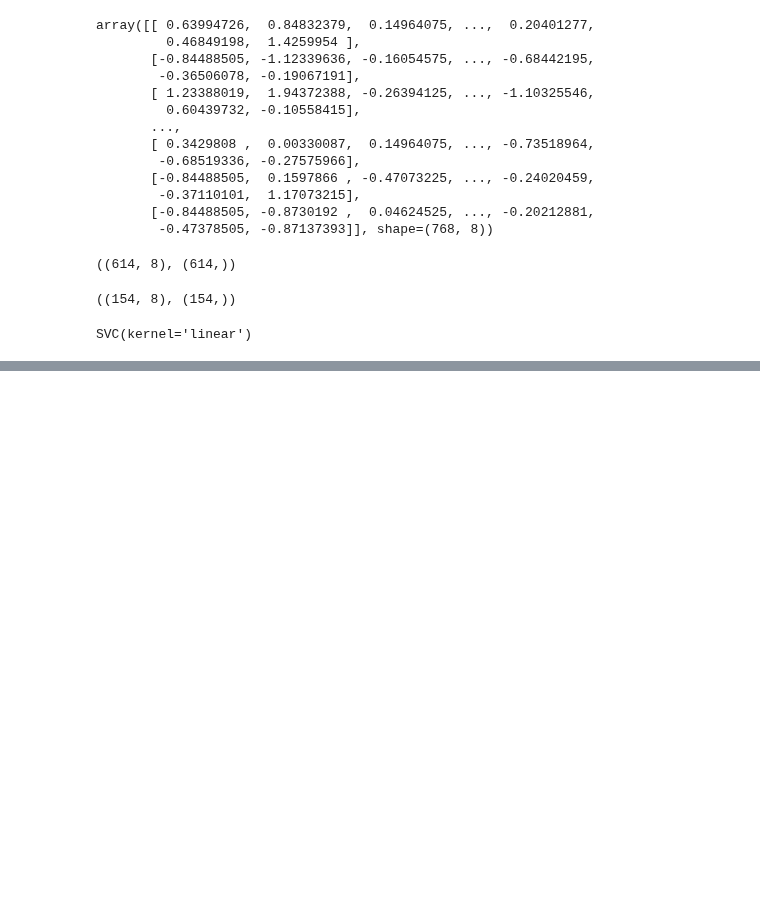
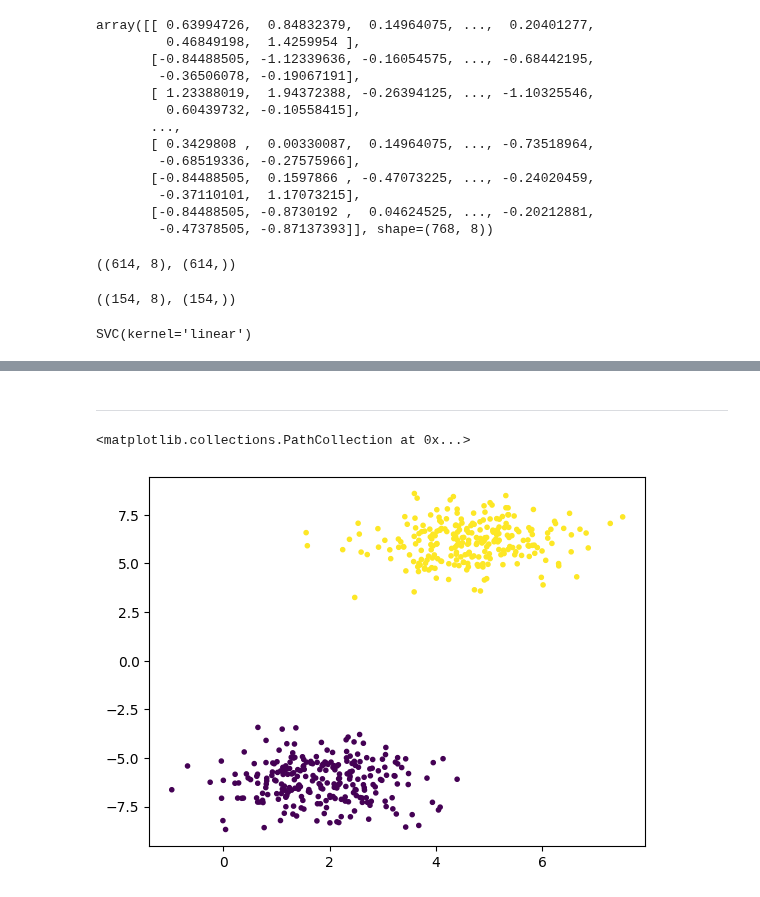
Before and after one commit to TahaT80/AI, a Jupyter notebook: part4_Machine Learning/supervision/6_1_svm.ipynb, the cells around one changed output, grey strips where cells are left out. Cells and saved outputs as stored; diff of their text form; code cells hidden in the pictures; blank space fills up the shorter version.

```diff
--- a/part4_Machine Learning/supervision/6_1_svm.ipynb
+++ b/part4_Machine Learning/supervision/6_1_svm.ipynb
@@ -164,0 +170,9 @@ pre_test,re_test
+# %% [markdown]
+---
+# %%
+x,y = datasets.make_blobs(500,2,centers=2,cluster_std=1)
+# %%
+plt.scatter(x[:,0],x[:,1],c = y,marker='.')
+# %% [output]
+<matplotlib.collections.PathCollection at 0x...>
+[figure, added]
```
Also changed, not shown: parts of 13 cells of this notebook, 1 other file.
